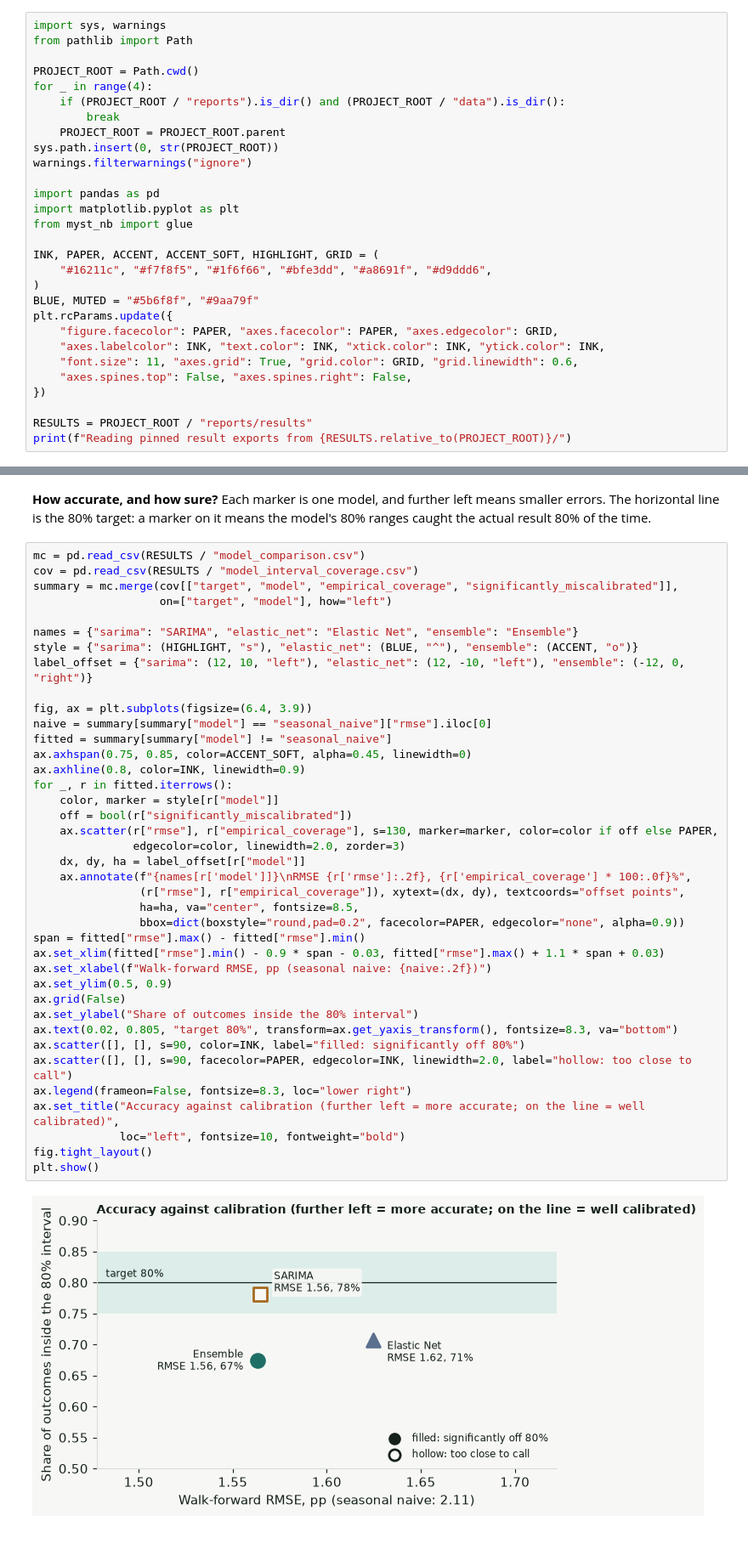
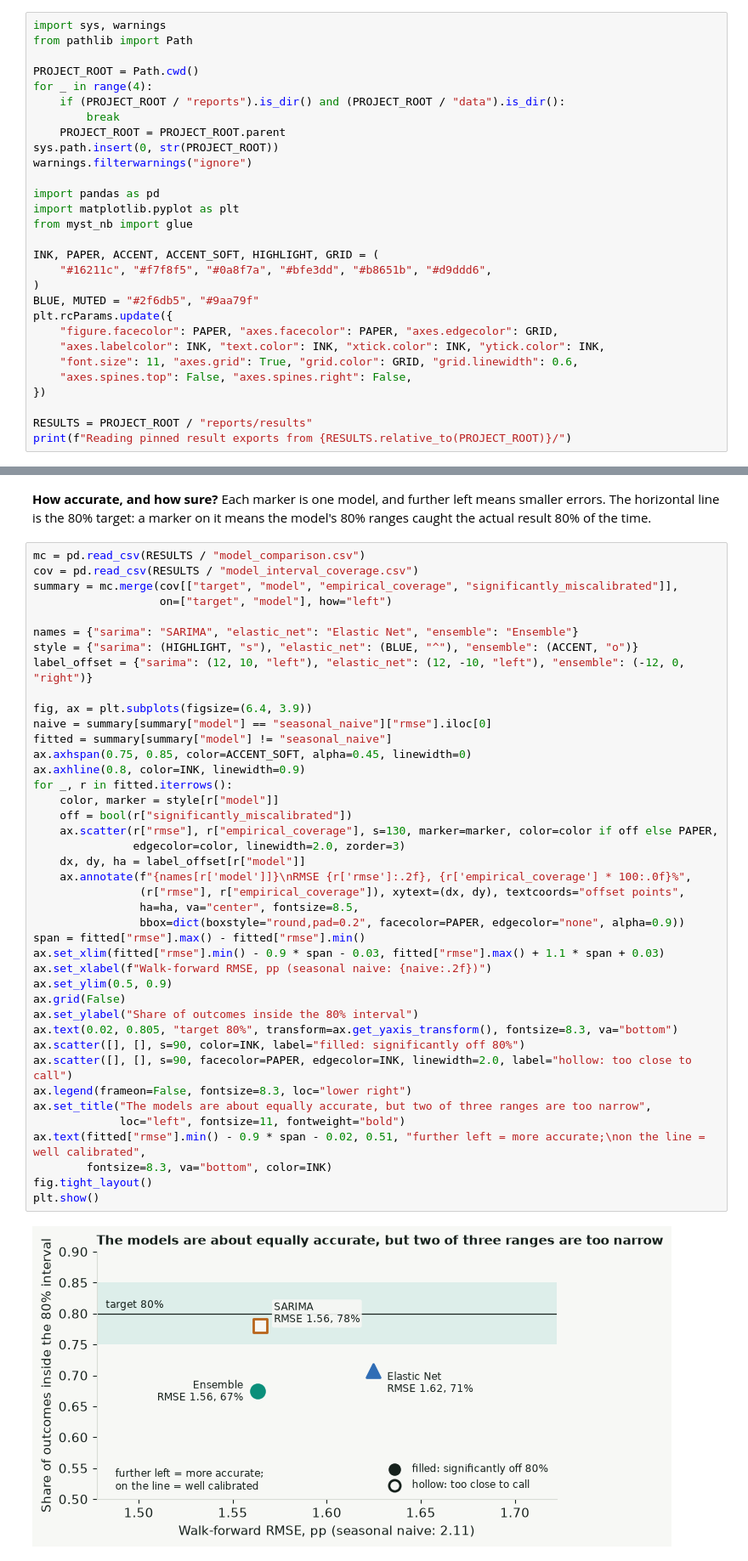
Before and after one commit to JuanVu1810/Australian-CPI-Forecast, a Jupyter notebook: book/australian_cpi_forecasting/00_results_at_a_glance.ipynb, the cells around one changed output, grey strips where cells are left out. Shown at 85% size. Saved outputs shown, nothing was run; the diff lists cells and outputs as text.

```diff
--- a/book/australian_cpi_forecasting/00_results_at_a_glance.ipynb
+++ b/book/australian_cpi_forecasting/00_results_at_a_glance.ipynb
@@ -48,9 +48,9 @@ import matplotlib.pyplot as plt
 from myst_nb import glue
 
 INK, PAPER, ACCENT, ACCENT_SOFT, HIGHLIGHT, GRID = (
-    "#16211c", "#f7f8f5", "#1f6f66", "#bfe3dd", "#a8691f", "#d9ddd6",
+    "#16211c", "#f7f8f5", "#0a8f7a", "#bfe3dd", "#b8651b", "#d9ddd6",
 )
-BLUE, MUTED = "#5b6f8f", "#9aa79f"
+BLUE, MUTED = "#2f6db5", "#9aa79f"
 plt.rcParams.update({
     "figure.facecolor": PAPER, "axes.facecolor": PAPER, "axes.edgecolor": GRID,
     "axes.labelcolor": INK, "text.color": INK, "xtick.color": INK, "ytick.color": INK,
@@ -205,36 +225,38 @@ style = {"sarima": (HIGHLIGHT, "s"), "elastic_net": (BLUE, "^"), "ensemble": (AC
 label_offset = {"sarima": (12, 10, "left"), "elastic_net": (12, -10, "left"), "ensemble": (-12, 0, "right")}
 
 fig, ax = plt.subplots(figsize=(6.4, 3.9))
 naive = summary[summary["model"] == "seasonal_naive"]["rmse"].iloc[0]
 fitted = summary[summary["model"] != "seasonal_naive"]
 ax.axhspan(0.75, 0.85, color=ACCENT_SOFT, alpha=0.45, linewidth=0)
 ax.axhline(0.8, color=INK, linewidth=0.9)
 for _, r in fitted.iterrows():
     color, marker = style[r["model"]]
     off = bool(r["significantly_miscalibrated"])
     ax.scatter(r["rmse"], r["empirical_coverage"], s=130, marker=marker, color=color if off else PAPER,
                edgecolor=color, linewidth=2.0, zorder=3)
     dx, dy, ha = label_offset[r["model"]]
     ax.annotate(f"{names[r['model']]}\nRMSE {r['rmse']:.2f}, {r['empirical_coverage'] * 100:.0f}%",
                 (r["rmse"], r["empirical_coverage"]), xytext=(dx, dy), textcoords="offset points",
                 ha=ha, va="center", fontsize=8.5,
                 bbox=dict(boxstyle="round,pad=0.2", facecolor=PAPER, edgecolor="none", alpha=0.9))
 span = fitted["rmse"].max() - fitted["rmse"].min()
 ax.set_xlim(fitted["rmse"].min() - 0.9 * span - 0.03, fitted["rmse"].max() + 1.1 * span + 0.03)
 ax.set_xlabel(f"Walk-forward RMSE, pp (seasonal naive: {naive:.2f})")
 ax.set_ylim(0.5, 0.9)
 ax.grid(False)
 ax.set_ylabel("Share of outcomes inside the 80% interval")
 ax.text(0.02, 0.805, "target 80%", transform=ax.get_yaxis_transform(), fontsize=8.3, va="bottom")
 ax.scatter([], [], s=90, color=INK, label="filled: significantly off 80%")
 ax.scatter([], [], s=90, facecolor=PAPER, edgecolor=INK, linewidth=2.0, label="hollow: too close to call")
 ax.legend(frameon=False, fontsize=8.3, loc="lower right")
-ax.set_title("Accuracy against calibration (further left = more accurate; on the line = well calibrated)",
-             loc="left", fontsize=10, fontweight="bold")
+ax.set_title("The models are about equally accurate, but two of three ranges are too narrow",
+             loc="left", fontsize=11, fontweight="bold")
+ax.text(fitted["rmse"].min() - 0.9 * span - 0.02, 0.51, "further left = more accurate;\non the line = well calibrated",
+        fontsize=8.3, va="bottom", color=INK)
 fig.tight_layout()
 plt.show()
 # %% [output]
-[figure, old version]
+[figure, new version]
 # %% [markdown]
 **How far to trust it.** The Ensemble and SARIMA are level on error. The catch is the forecast ranges, which should contain the actual result 80% of the time. SARIMA's come close (about 78%), but Elastic Net's and the Ensemble's cover only 67% to 71%. Coverage got worse through the 2020 to 2023 surge, when errors jumped several-fold, for all three models. SARIMA's range fell from 78% to 62% and the Ensemble's from 67% to 51%. The ranges are widened using only past errors, so they follow a shock instead of seeing it coming. For anyone pricing interest rate risk, an overconfident range is the failure that hurts most, which is why we show it here and not just the point forecast.
 
```
Also changed, not shown: parts of 4 cells of this notebook, 27 other files.
